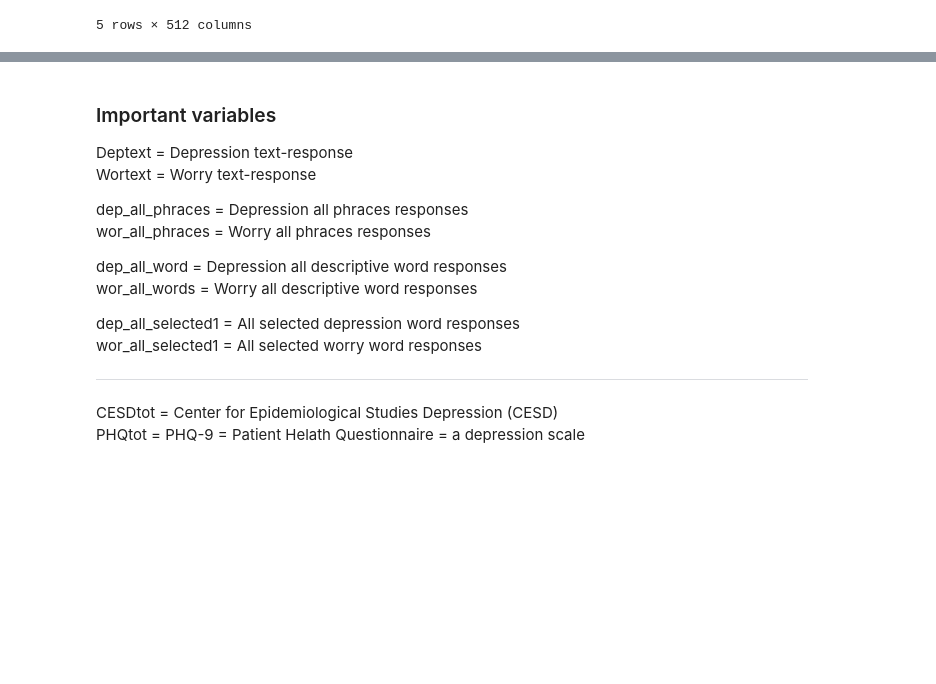
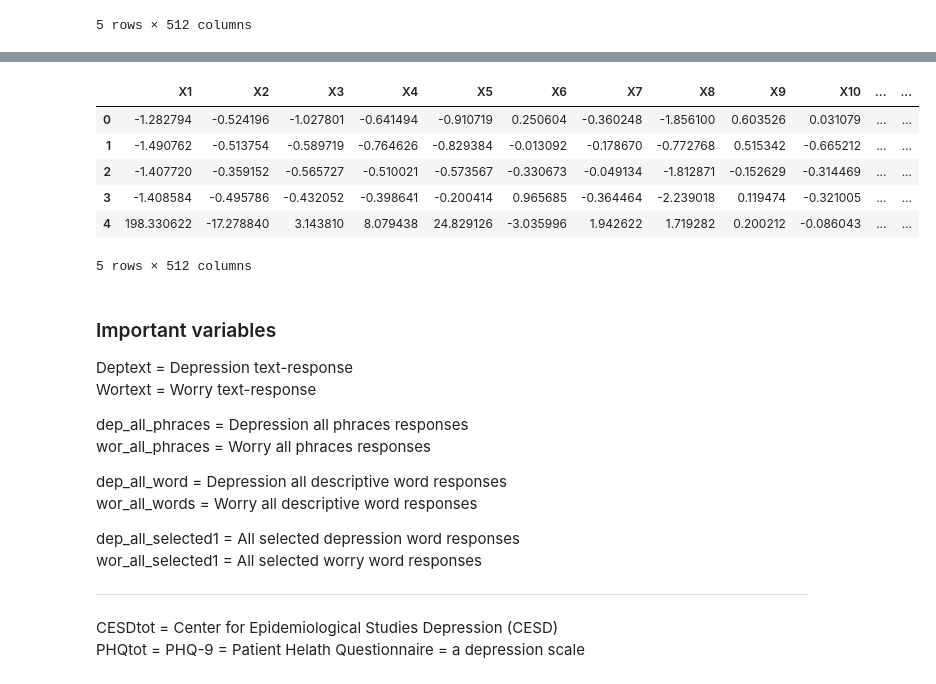
Before and after one commit to alexandraant161803/EDAN70, a Jupyter notebook: WD_project_notebook_v2.ipynb, the cells around one changed output, grey strips where cells are left out. Saved outputs shown, nothing was run; the diff lists cells and outputs as text; code cells hidden in the pictures; blank space fills up the shorter version.

```diff
--- a/WD_project_notebook_v2.ipynb
+++ b/WD_project_notebook_v2.ipynb
@@ -138,3 +150,30 @@ df_wor_aggregated.iloc[:10]
+# %%
+from sklearn.decomposition import PCA
+from sklearn.preprocessing import StandardScaler
+
+# Standardizing the features
+X_dep = df_dep_concat_vec.values
+X_wor = df_wor_concat_vec.values
+
+X_dep = StandardScaler().fit_transform(X_dep)
+X_wor = StandardScaler().fit_transform(X_wor)
+
+pca = PCA(n_components=512)
+pca_vector_dep = pca.fit_transform(X_dep)
+pca_vector_wor = pca.fit_transform(X_wor)
+
+response_space_dep = pd.DataFrame(data = pca_vector_dep, columns = space.columns)
+response_space_wor = pd.DataFrame(data = pca_vector_wor, columns = space.columns)
+# %%
+response_space_dep.head()
+# %% [output]
+|  | X1 | X2 | X3 | X4 | X5 | X6 | X7 | X8 | X9 | X10 | ... | ... |
+| 0 | -1.282794 | -0.524196 | -1.027801 | -0.641494 | -0.910719 | 0.250604 | -0.360248 | -1.856100 | 0.603526 | 0.031079 | ... | ... |
+| 1 | -1.490762 | -0.513754 | -0.589719 | -0.764626 | -0.829384 | -0.013092 | -0.178670 | -0.772768 | 0.515342 | -0.665212 | ... | ... |
+| 2 | -1.407720 | -0.359152 | -0.565727 | -0.510021 | -0.573567 | -0.330673 | -0.049134 | -1.812871 | -0.152629 | -0.314469 | ... | ... |
+| 3 | -1.408584 | -0.495786 | -0.432052 | -0.398641 | -0.200414 | 0.965685 | -0.364464 | -2.239018 | 0.119474 | -0.321005 | ... | ... |
+| 4 | 198.330622 | -17.278840 | 3.143810 | 8.079438 | 24.829126 | -3.035996 | 1.942622 | 1.719282 | 0.200212 | -0.086043 | ... | ... |
+5 rows × 512 columns
 # %% [markdown]
 ### Important variables
 
```
Also changed, not shown: parts of 8 cells of this notebook.
